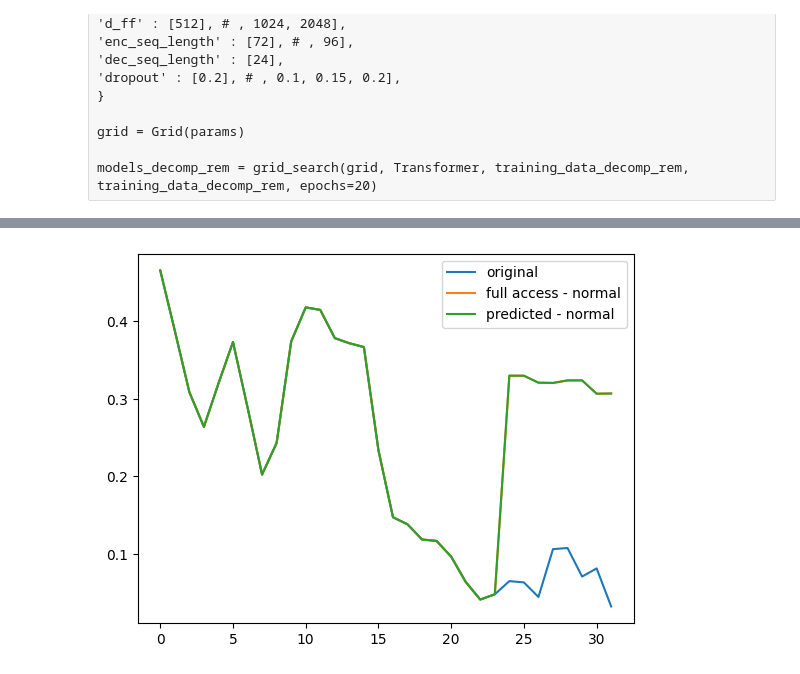
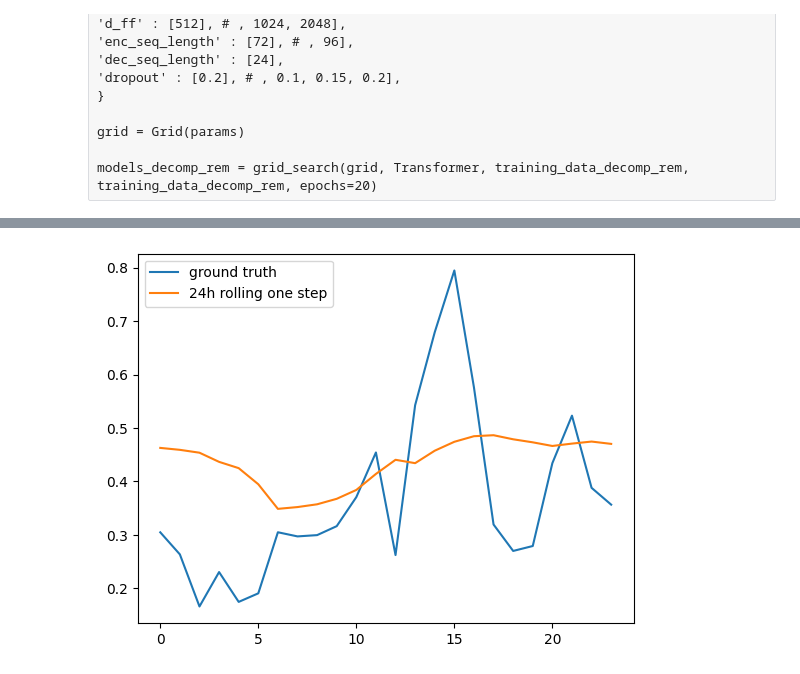
Before and after one commit to aszfaltos/wp_former, a Jupyter notebook: training_experiments.ipynb, the cells around one changed output, grey strips where cells are left out. Drawn from its saved outputs; the diff is of its cells as text; code cells hidden in the pictures.

Commit message:
Windowed dataset

```diff
--- a/training_experiments.ipynb
+++ b/training_experiments.ipynb
@@ -10,7 +10,7 @@ import utils
 # %%
 df = load_mavir_data('data/mavir_data/mavir.csv')
 df['Power'] = utils.min_max_norm(df['Power'])
-sample = utils.sample(df, 200, start_idx=0)
+sample = utils.sample(df, 1000, start_idx=0)
 
 # imfs, residue = utils.apply_eemd(sample['Power'].to_numpy(), spline_kind='akima')
 # %%
@@ -145,61 +147,78 @@ plt.show()
 # %%
-shift, look_back, pred = 10, 24, 8
+from trainer_lib.datasets import TimeSeriesWindowedTensorDataset, TimeSeriesWindowedDatasetConfig
 
-ones = torch.ones(1, 1, 1)
+shift, look_back, pred = 300, 24, 1
+
+dataset = TimeSeriesWindowedTensorDataset(training_data, TimeSeriesWindowedDatasetConfig((8, 1), (24, 1), 1))
+ones = torch.ones(1, 1, dataset[0][1].shape[-1])
 for model in models:
     model['model'].eval()
-    out = ones
-    for i in range(pred):
-        out = torch.concatenate((out, (model['model'](torch.tensor(training_data[np.newaxis, shift:shift+look_back,:]), out)[:, -1, :]).unsqueeze(1)), dim=1)
 
-    output = model['model'](
-        torch.tensor(training_data[np.newaxis, shift:shift+look_back,:]),
-        torch.tensor(torch.concat((ones, torch.tensor(training_data[np.newaxis, shift+look_back:shift+look_back+pred-1,:])), dim=1))
-    )
+    ground_truth = []
+    predicted = []
+    for shift_offset in range(shift, shift+24):
+        out = ones
+        for i in range(pred):
+            out = torch.concatenate((ones, model['model'](dataset[shift_offset][0].unsqueeze(0), out)), dim=1)
 
-    plt.plot(training_data.reshape((200,))[shift+look_back:shift+look_back+pred], label='original')
-    plt.plot(
-        #torch.concatenate(
-           # (torch.tensor(training_data[np.newaxis, shift:shift+look_back,:]).reshape((look_back,)),
-             output[:, :, :].detach().reshape((pred,)),#), dim=0),
-        label='full access - normal'
-    )
-    plt.plot(
-        #torch.concatenate(
-        #    (torch.tensor(training_data[np.newaxis, shift:shift+look_back,:]).reshape((look_back,)),
-             out[:, 1:, :].detach().reshape((pred,)),#), dim=0),
-        label='predicted - normal'
-    )
+        predicted.append(dataset.get_sequence_from_y_windows(out[:, 1:, :].detach()))
+        ground_truth.append(dataset.get_sequence_from_y_windows(dataset[shift_offset][1]))
+
+    predicted = np.array(predicted).reshape(24)
+    ground_truth = np.array(ground_truth).reshape(24)
+    plt.plot(ground_truth, label='ground truth')
+    plt.plot(predicted, label='24h rolling one step')
+
+    #output = model['model'](
+    #    dataset[shift][0].unsqueeze(0),
+    #    torch.concat((ones, dataset[shift][1][:-1, :].unsqueeze(0)), dim=1)
+    #)
+    #
+    #plt.plot(torch.concat(
+    #    (dataset.get_sequence_from_x_windows(dataset[shift][0]),
+    #     dataset.get_sequence_from_y_windows(dataset[shift][1])), dim=0), label='original')
+    #plt.plot(
+    #    torch.concatenate(
+    #        (dataset.get_sequence_from_x_windows(dataset[shift][0]),
+    #         dataset.get_sequence_from_y_windows(output[:, :, :].detach())), dim=0),
+    #    label='full access - normal'
+    #)
+    #plt.plot(
+    #    torch.concatenate(
+    #        (dataset.get_sequence_from_x_windows(dataset[shift][0]),
+    #         dataset.get_sequence_from_y_windows(out[:, 1:, :].detach())), dim=0),
+    #    label='predicted - normal'
+    #)
 
 #for model in models_decomp:
 #    out = torch.ones(1,1,11)
 #    for _ in range(25):
 #        output = model['model'](torch.tensor(training_data_decomp[np.newaxis, 0:72,:]), out)# torch.tensor(training_data[np.newaxis, 73:97,:]))# torch.zeros((1, 24, 1)))
 #        out = torch.concatenate((out, output[:,-1,:].unsqueeze(1)), axis=1)
 #    plt.plot(out[:, 1:-1, :].detach().reshape((24,11)).sum(-1), label='predicted - decomp')
 
 #for model in models_decomp_rem:
 #    out = torch.ones(1,1,10)
 #    for _ in range(25):
 #        output = model['model'](torch.tensor(training_data_decomp_rem[np.newaxis, 0:72,:]), out)# torch.tensor(training_data[np.newaxis, 73:97,:]))# torch.zeros((1, 24, 1)))
 #        out = torch.concatenate((out, output[:,-1,:].unsqueeze(1)), axis=1)
 #    plt.plot(out[:, 1:-1, :].detach().reshape((24,10)).sum(-1), label='predicted - rem')
 
 #for model in models_decomp_combined:
 #    out = torch.ones(1,1,1)
 #    for _ in range(25):
 #        output = model['model'](torch.tensor(training_data_combined[np.newaxis, 0:72,:]), out)# torch.tensor(training_data[np.newaxis, 73:97,:]))# torch.zeros((1, 24, 1)))
 #        out = torch.concatenate((out, output[:,-1,:].unsqueeze(1)), axis=1)
 #    plt.plot(out[:, 1:-1, :].detach().reshape((24,)), label='predicted - combined')
 
 #for model in models_decomp_combined_rem:
 #    out = torch.ones(1,1,1)
 #    for _ in range(25):
 #        output = model['model'](torch.tensor(training_data_combined_rem[np.newaxis, 0:72,:]), out)# torch.tensor(training_data[np.newaxis, 73:97,:]))# torch.zeros((1, 24, 1)))
 #        out = torch.concatenate((out, output[:,-1,:].unsqueeze(1)), axis=1)
 #    plt.plot(out[:, 1:-1, :].detach().reshape((24,)), label='predicted - combined rem')
 
 plt.legend()
 plt.show()
 # %% [output]
-[figure, old version]
+[figure, new version]
```
Also changed, not shown: parts of 2 cells of this notebook, 5 other files.
